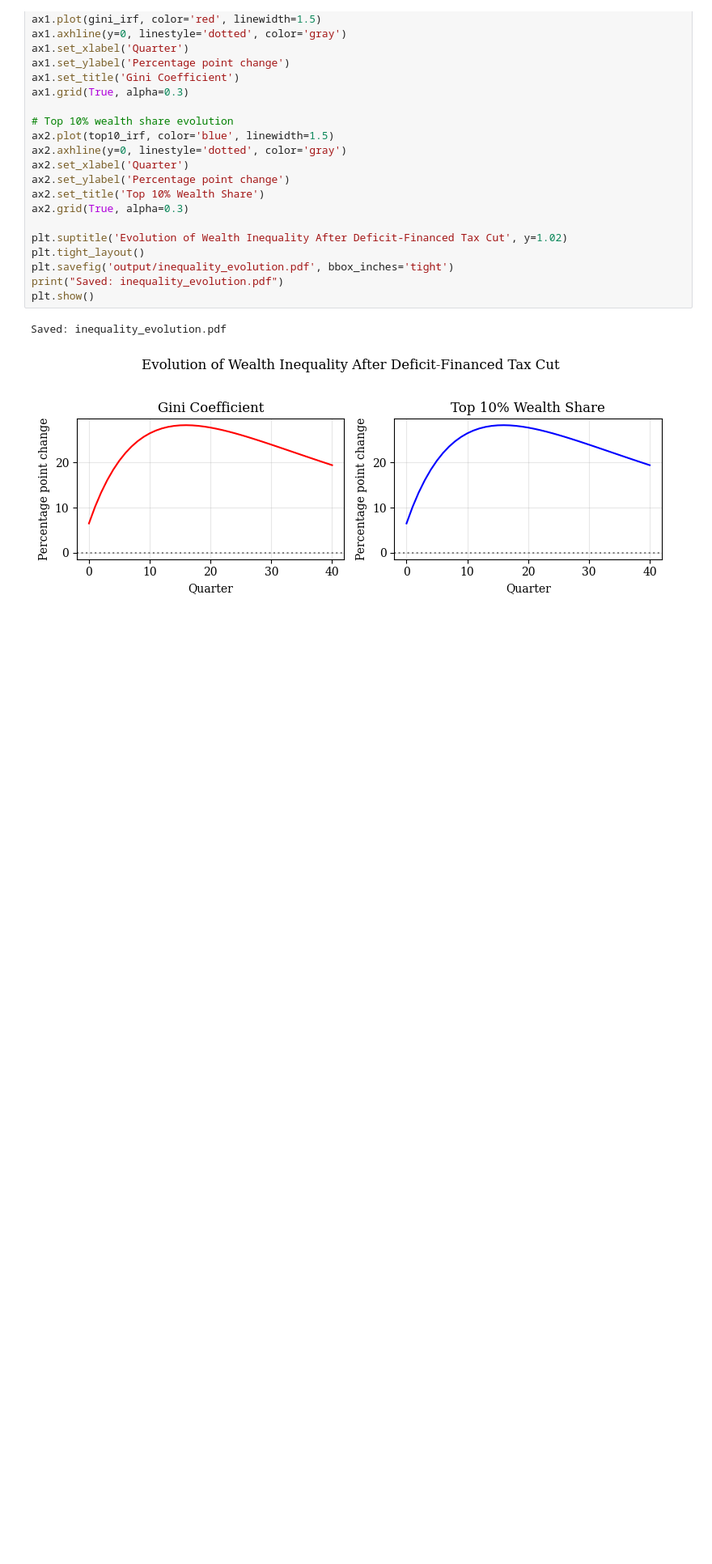
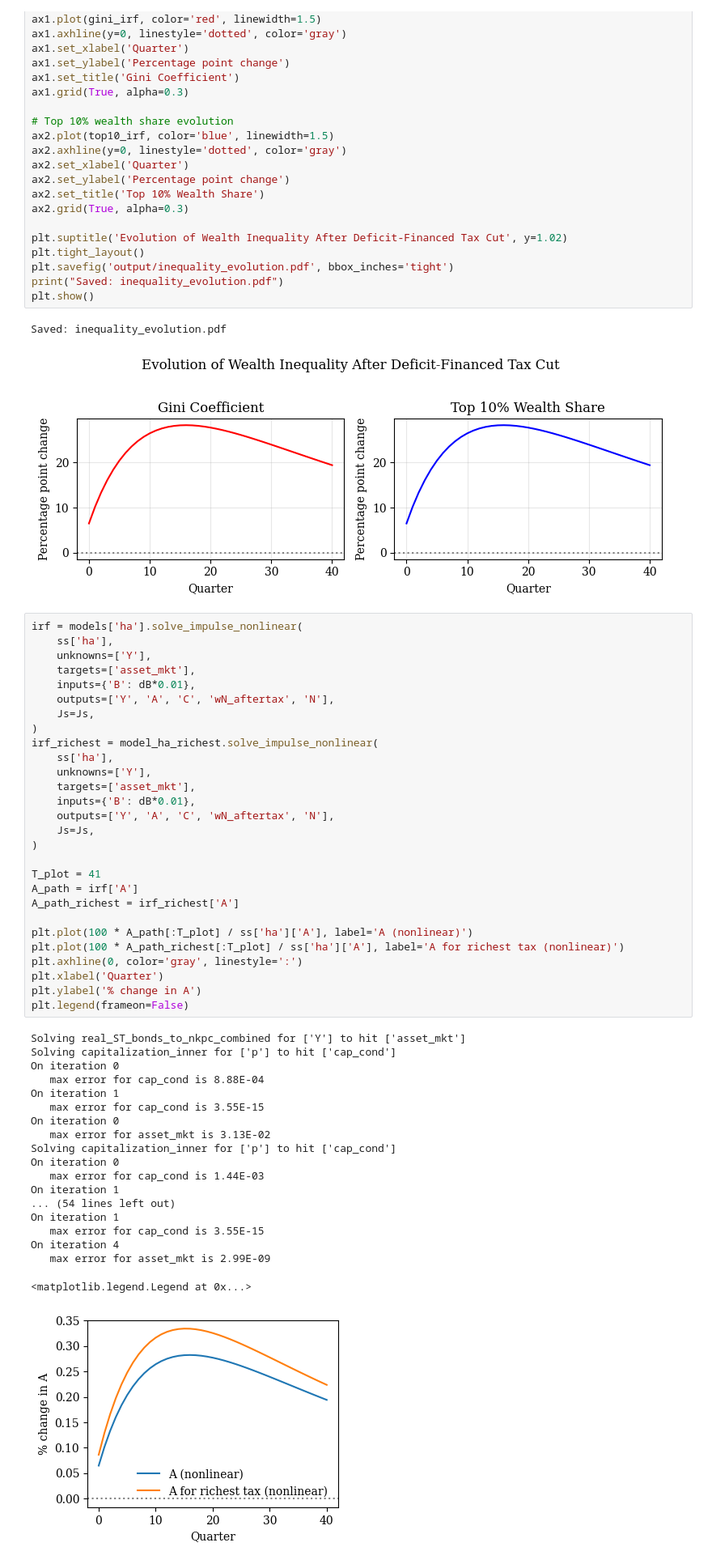
Before and after one commit to jemappelleyesmine/Aucler_Rognlie_Straub_2025_Hank_Replication, a Jupyter notebook: our_code/replicate_fig2_and_inequality.ipynb, the cells around one changed output. Shown: that part at 81% size. Cells and saved outputs as stored; diff of their text form; blank space fills up the shorter version.

Commit message:
I tried the IRFs with the nonlinear solver this time using the same code structure as them but I cannot separate different wealth groups and the graph looks the same as the GINI one.

```diff
--- a/our_code/replicate_fig2_and_inequality.ipynb
+++ b/our_code/replicate_fig2_and_inequality.ipynb
@@ -1246,3 +1246,51 @@ plt.show()
 # %% [output]
 Saved: inequality_evolution.pdf
 [figure]
+# %%
+irf = models['ha'].solve_impulse_nonlinear(
+    ss['ha'],
+    unknowns=['Y'],
+    targets=['asset_mkt'],
+    inputs={'B': dB*0.01},
+    outputs=['Y', 'A', 'C', 'wN_aftertax', 'N'],
+    Js=Js,
+)
+irf_richest = model_ha_richest.solve_impulse_nonlinear(
+    ss['ha'],
+    unknowns=['Y'],
+    targets=['asset_mkt'],
+    inputs={'B': dB*0.01},
+    outputs=['Y', 'A', 'C', 'wN_aftertax', 'N'],
+    Js=Js,
+)
+
+T_plot = 41
+A_path = irf['A']
+A_path_richest = irf_richest['A']
+
+plt.plot(100 * A_path[:T_plot] / ss['ha']['A'], label='A (nonlinear)')
+plt.plot(100 * A_path_richest[:T_plot] / ss['ha']['A'], label='A for richest tax (nonlinear)')
+plt.axhline(0, color='gray', linestyle=':')
+plt.xlabel('Quarter')
+plt.ylabel('% change in A')
+plt.legend(frameon=False)
+# %% [output]
+Solving real_ST_bonds_to_nkpc_combined for ['Y'] to hit ['asset_mkt']
+Solving capitalization_inner for ['p'] to hit ['cap_cond']
+On iteration 0
+   max error for cap_cond is 8.88E-04
+On iteration 1
+   max error for cap_cond is 3.55E-15
+On iteration 0
+   max error for asset_mkt is 3.13E-02
+Solving capitalization_inner for ['p'] to hit ['cap_cond']
+On iteration 0
+   max error for cap_cond is 1.44E-03
+On iteration 1
+... (54 lines left out)
+On iteration 1
+   max error for cap_cond is 3.55E-15
+On iteration 4
+   max error for asset_mkt is 2.99E-09
+<matplotlib.legend.Legend at 0x...>
+[figure, added]
```
